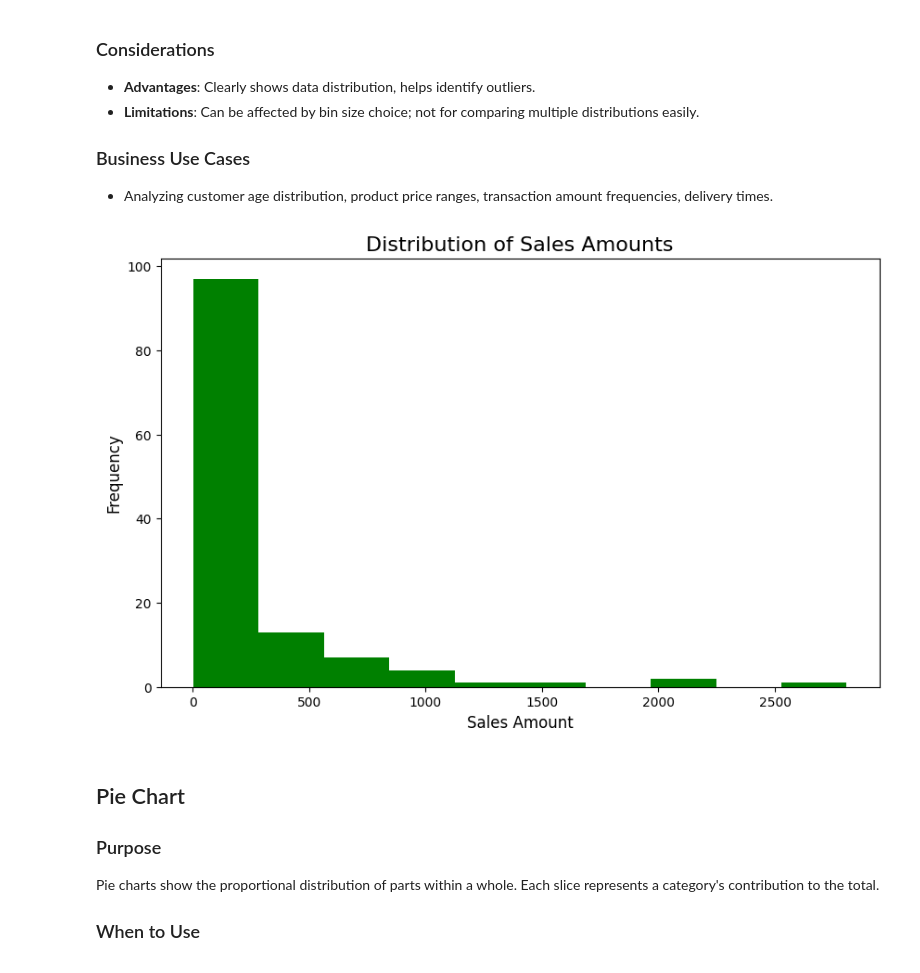
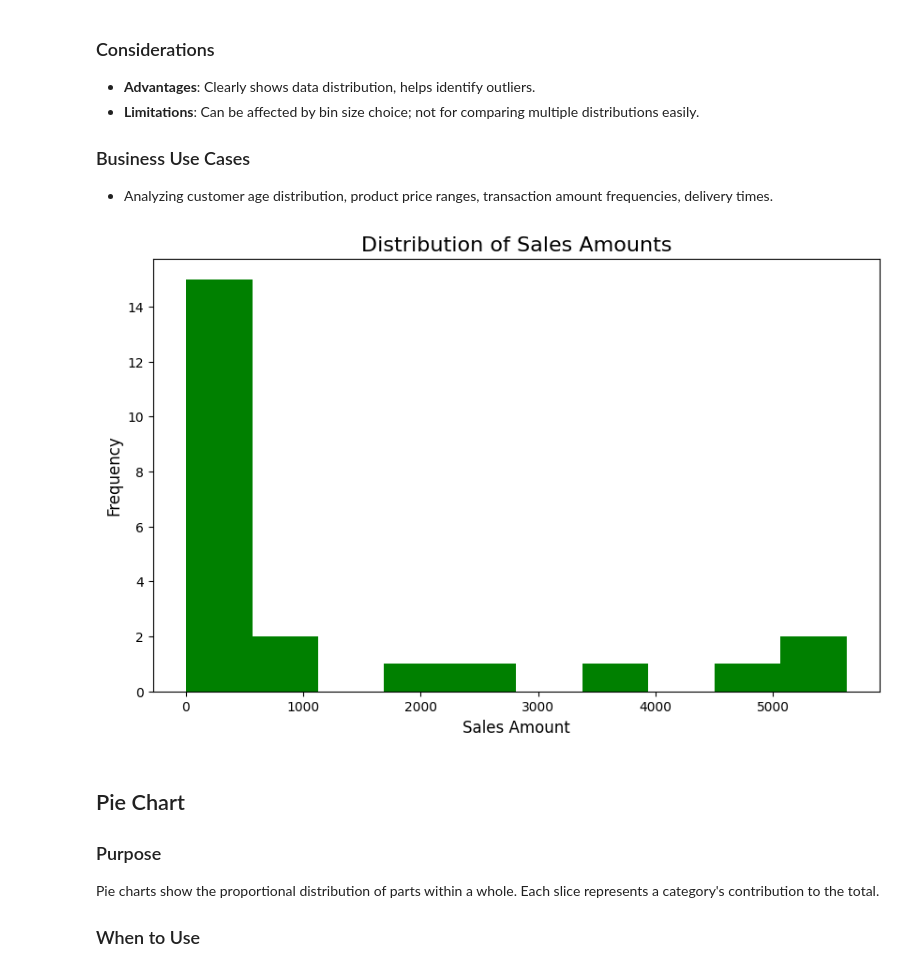
Before and after one commit to Mohamad-Selawy/Data-Analysis, a Jupyter notebook: Python/Visualization/Part_1_Fundamentals_and_Matplotlib_Basics.ipynb, the cells around one changed output. Drawn from its saved outputs; the diff is of its cells as text; code cells hidden in the pictures.

```diff
--- a/Python/Visualization/Part_1_Fundamentals_and_Matplotlib_Basics.ipynb
+++ b/Python/Visualization/Part_1_Fundamentals_and_Matplotlib_Basics.ipynb
@@ -165,11 +163,11 @@ plt.figure(figsize=(14, 6)) # Increased figure width for better date visibility
 
 # Filter df for sales in January 2015
 df_2015 = df[df['Order Date'].between('2015-01-01','2015-01-31')]
-df_2015 = df_2015.groupby('Order Date')['Sales'].sum()
+df_2015 = df_2015.groupby('Order Date')['Sales'].sum().reset_index()
 
 # Plotting data directly using plt.plot()
 # 'df['Order Date']' is assigned to the x-axis, 'Sales' to the y-axis.
-plt.plot(df_2015.index, df_2015.values)
+plt.plot(df_2015['Order Date'], df_2015['Sales'])
 
 # Setting the title of the plot directly using plt.title()
 plt.title('Sales Distribution by Order Date (January 2015)')
@@ -316,23 +313,21 @@ Histograms show the distribution of a single continuous numerical variable. They
 ### Business Use Cases
 *   Analyzing customer age distribution, product price ranges, transaction amount frequencies, delivery times.
 # %%
-df_2015 = df[df['Order Date'].between('2015-01-01','2015-01-31')]
-
 # Create a figure for the plot
 plt.figure(figsize=(10, 6))
 
 # Create the histogram using plt.hist()
 plt.hist(df_2015['Sales'], bins=10, color='green')
 
 # Add title and labels
 plt.title('Distribution of Sales Amounts', fontsize=16)
 plt.xlabel('Sales Amount', fontsize=12)
 plt.ylabel('Frequency', fontsize=12)
 
 # Display the plot
 plt.show()
 # %% [output]
-[figure, old version]
+[figure, new version]
 # %% [markdown]
 ## Pie Chart
 
```
Also changed, not shown: parts of 9 cells of this notebook.
